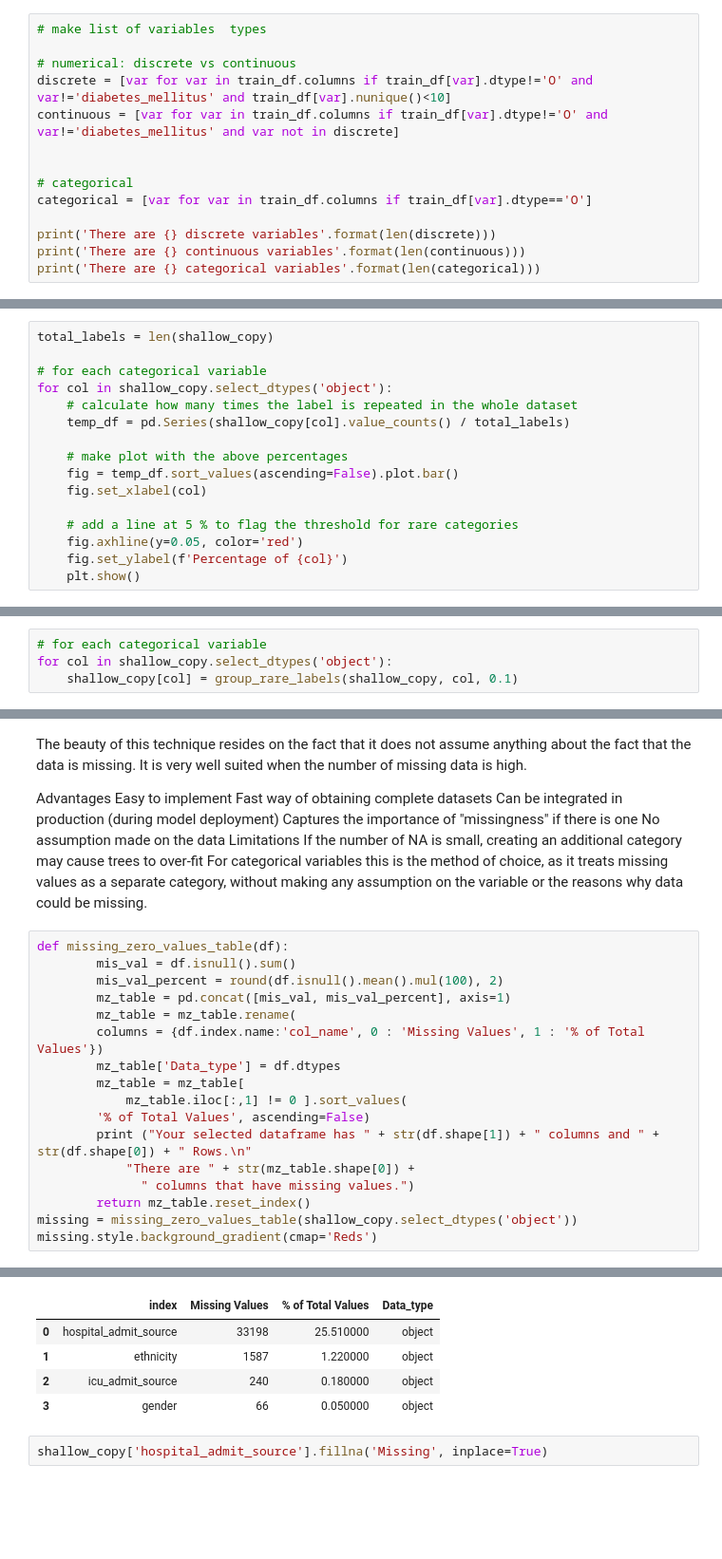
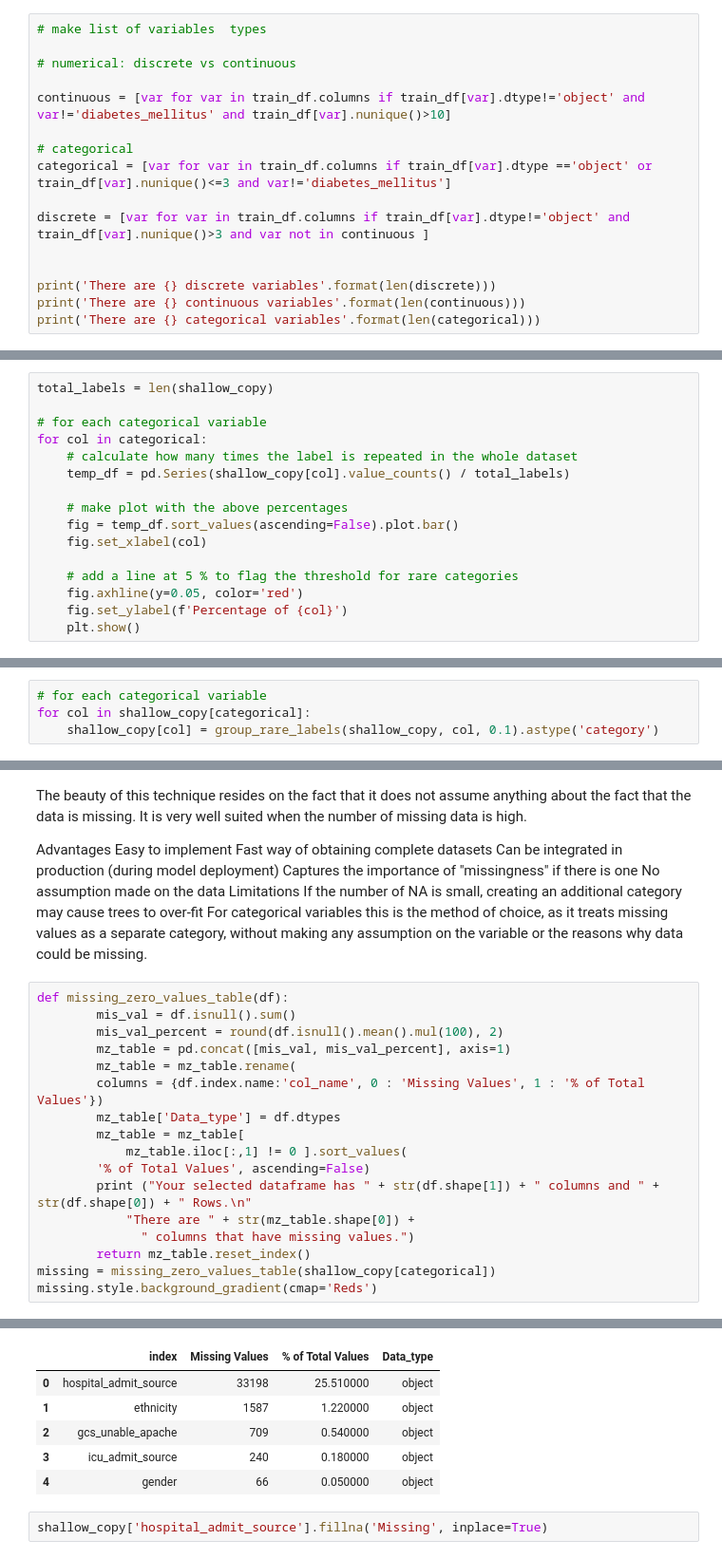
Before and after one commit to salma71/WiDS_kaggle_competition, a Jupyter notebook: data-processing .ipynb, the cells around one changed output, grey strips where cells are left out. Shown at 95% size. Drawn from its saved outputs; the diff is of its cells as text; blank space fills up the shorter version.

```diff
--- a/data-processing .ipynb
+++ b/data-processing .ipynb
@@ -86,12 +86,14 @@ diabetes_mellitus [1 0]
 # make list of variables  types
 
 # numerical: discrete vs continuous
-discrete = [var for var in train_df.columns if train_df[var].dtype!='O' and var!='diabetes_mellitus' and train_df[var].nunique()<10]
-continuous = [var for var in train_df.columns if train_df[var].dtype!='O' and var!='diabetes_mellitus' and var not in discrete]
 
+continuous = [var for var in train_df.columns if train_df[var].dtype!='object' and var!='diabetes_mellitus' and train_df[var].nunique()>10]
 
 # categorical
-categorical = [var for var in train_df.columns if train_df[var].dtype=='O']
+categorical = [var for var in train_df.columns if train_df[var].dtype =='object' or train_df[var].nunique()<=3 and var!='diabetes_mellitus']
+
+discrete = [var for var in train_df.columns if train_df[var].dtype!='object' and train_df[var].nunique()>3 and var not in continuous ]
+
 
 print('There are {} discrete variables'.format(len(discrete)))
 print('There are {} continuous variables'.format(len(continuous)))
@@ -129,7 +158,7 @@ shallow_copy = train_df.copy()
 total_labels = len(shallow_copy)
 
 # for each categorical variable
-for col in shallow_copy.select_dtypes('object'):
+for col in categorical:
     # calculate how many times the label is repeated in the whole dataset
     temp_df = pd.Series(shallow_copy[col].value_counts() / total_labels)
 
@@ -209,8 +246,8 @@ def group_rare_labels(df, var, tresh):
     return tmp
 # %%
 # for each categorical variable
-for col in shallow_copy.select_dtypes('object'):
-    shallow_copy[col] = group_rare_labels(shallow_copy, col, 0.1)
+for col in shallow_copy[categorical]:
+    shallow_copy[col] = group_rare_labels(shallow_copy, col, 0.1).astype('category')
 # %%
 total_labels = len(shallow_copy)
 
@@ -281,6 +333,6 @@ def missing_zero_values_table(df):
             "There are " + str(mz_table.shape[0]) +
               " columns that have missing values.")
         return mz_table.reset_index()
-missing = missing_zero_values_table(shallow_copy.select_dtypes('object'))
+missing = missing_zero_values_table(shallow_copy[categorical])
 missing.style.background_gradient(cmap='Reds')
 # %% [output]
@@ -289,8 +341,9 @@ There are 4 columns that have missing values.
 |  | index | Missing Values | % of Total Values | Data_type |
 | 0 | hospital_admit_source | 33198 | 25.510000 | object |
 | 1 | ethnicity | 1587 | 1.220000 | object |
-| 2 | icu_admit_source | 240 | 0.180000 | object |
-| 3 | gender | 66 | 0.050000 | object |
+| 2 | gcs_unable_apache | 709 | 0.540000 | object |
+| 3 | icu_admit_source | 240 | 0.180000 | object |
+| 4 | gender | 66 | 0.050000 | object |
 # %%
 shallow_copy['hospital_admit_source'].fillna('Missing', inplace=True)
 # %%
```
Also changed, not shown: parts of 30 cells of this notebook.
